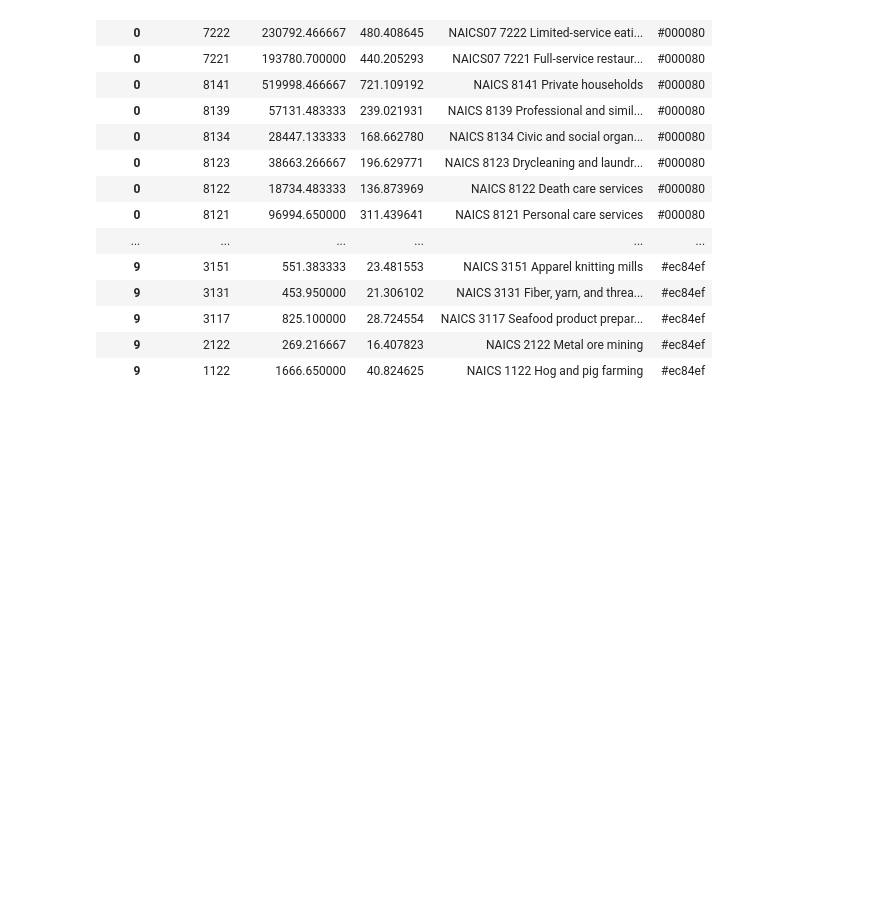
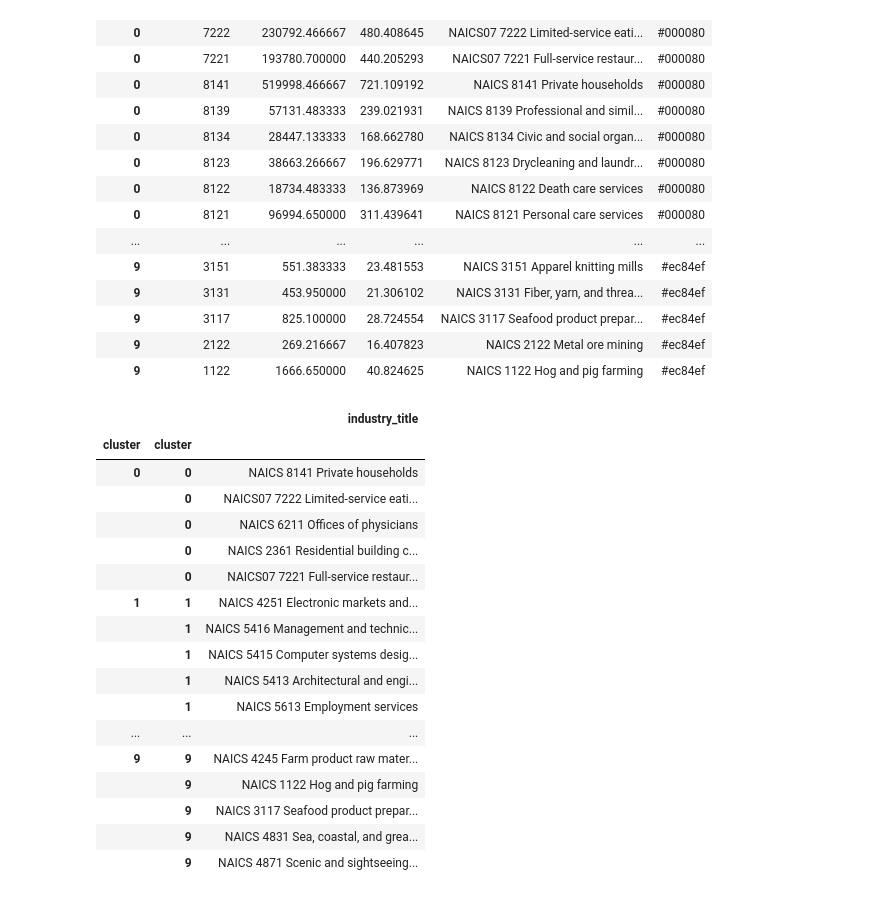
Before and after one commit to matuteiglesias/geo-correlation-structures, a Jupyter notebook: Counties - Cluster.ipynb, the cells around one changed output. Saved outputs shown, nothing was run; the diff lists cells and outputs as text; code cells hidden in the pictures; blank space fills up the shorter version.

```diff
--- a/Counties - Cluster.ipynb
+++ b/Counties - Cluster.ipynb
@@ -336,7 +336,8 @@ display(HTML("<style>.container { width:100% !important; }</style>"))
 # %%
 pd.options.display.max_rows = 999
 no_estabs = X.sum().reset_index().rename(columns = {0: 'no_establishments'})
-no_estabs.merge(nodes).sort_values(['cluster', 'industry_title'], ascending = [True, False]).set_index('cluster')#.loc[[5, 7]].sort_values('industry_code')
+table = no_estabs.merge(nodes).sort_values(['cluster', 'industry_title'], ascending = [True, False]).set_index('cluster')#.loc[[5, 7]].sort_values('industry_code')
+table
 # %% [output]
 |  | industry_code | no_establishments | sqrt_size | industry_title | color |
 | cluster |  |  |  |  |  |
@@ -358,3 +359,25 @@ no_estabs.merge(nodes).sort_values(['cluster', 'industry_title'], ascending = [T
 | 9 | 1122 | 1666.650000 | 40.824625 | NAICS 1122 Hog and pig farming | #ec84ef |
 # %%
 12800./gdf_max.cluster.value_counts().sum()
+# %%
+pd.options.display.max_colwidth = -1
+table.groupby(level = 0).apply(lambda x: x.nlargest(5, 'no_establishments'))[['industry_title']]
+# %% [output]
+|  |  | industry_title |
+| cluster | cluster |  |
+| 0 | 0 | NAICS 8141 Private households |
+|  | 0 | NAICS07 7222 Limited-service eati... |
+|  | 0 | NAICS 6211 Offices of physicians |
+|  | 0 | NAICS 2361 Residential building c... |
+|  | 0 | NAICS07 7221 Full-service restaur... |
+| 1 | 1 | NAICS 4251 Electronic markets and... |
+|  | 1 | NAICS 5416 Management and technic... |
+|  | 1 | NAICS 5415 Computer systems desig... |
+|  | 1 | NAICS 5413 Architectural and engi... |
+|  | 1 | NAICS 5613 Employment services |
+| ... | ... | ... |
+| 9 | 9 | NAICS 4245 Farm product raw mater... |
+|  | 9 | NAICS 1122 Hog and pig farming |
+|  | 9 | NAICS 3117 Seafood product prepar... |
+|  | 9 | NAICS 4831 Sea, coastal, and grea... |
+|  | 9 | NAICS 4871 Scenic and sightseeing... |
```
Also changed, not shown: 2 other files.
